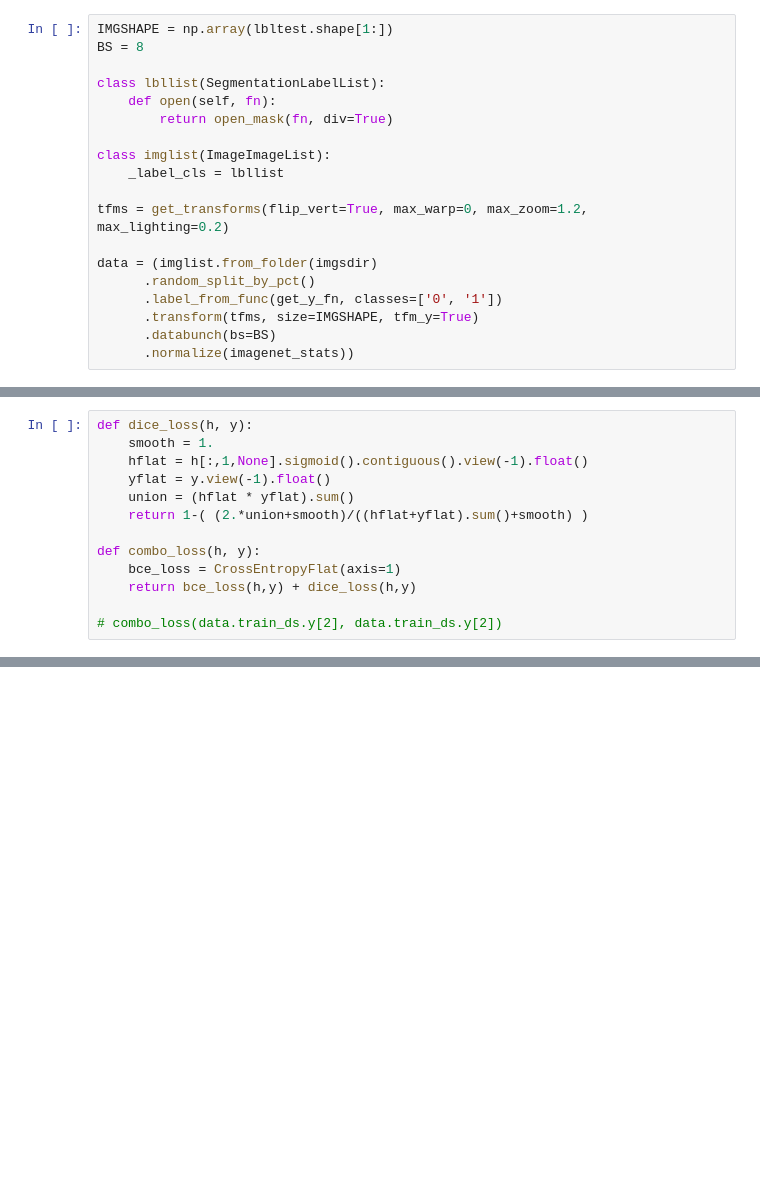
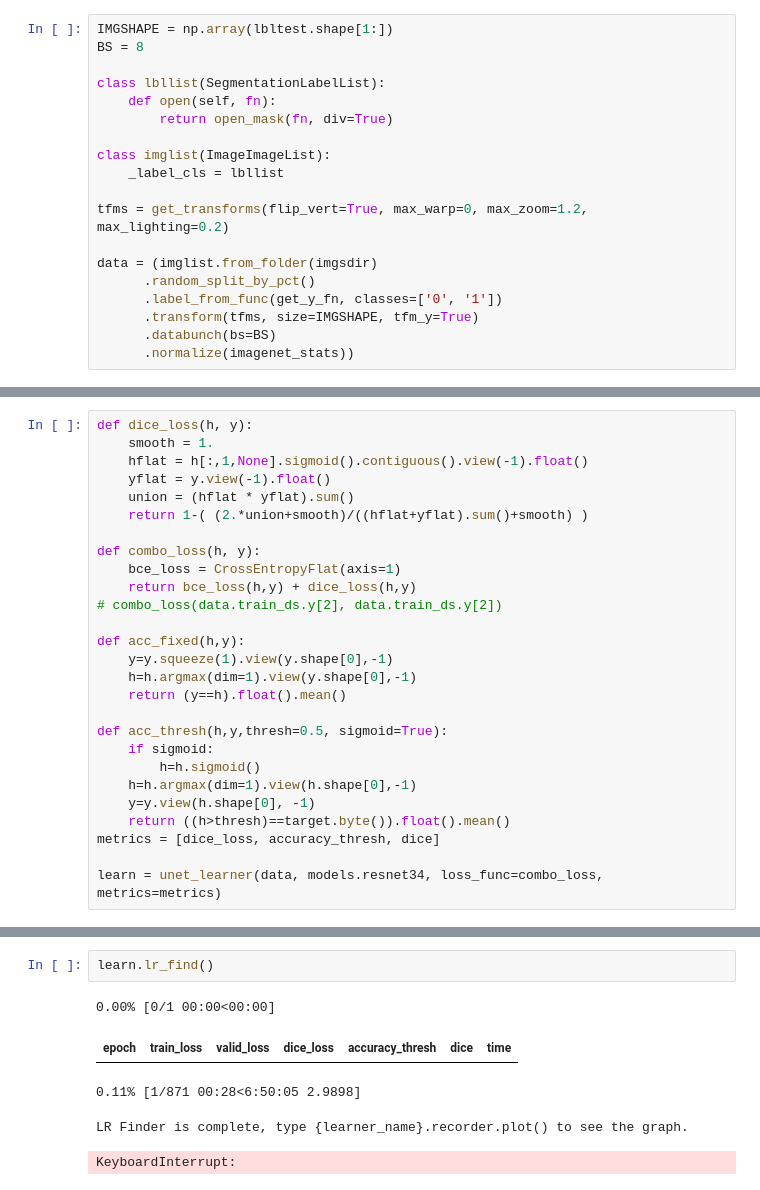
Before and after one commit to hanfu/initenv, a Jupyter notebook: fastai_segbldg.ipynb, the cells around one changed output, grey strips where cells are left out. Cells and saved outputs as stored; diff of their text form; blank space fills up the shorter version.

Commit message:
fastai segbldg lr_find

```diff
--- a/fastai_segbldg.ipynb
+++ b/fastai_segbldg.ipynb
@@ -83,5 +83,19 @@ def dice_loss(h, y):
 def combo_loss(h, y):
     bce_loss = CrossEntropyFlat(axis=1)
     return bce_loss(h,y) + dice_loss(h,y)
+# combo_loss(data.train_ds.y[2], data.train_ds.y[2])
 
-# combo_loss(data.train_ds.y[2], data.train_ds.y[2])
+def acc_fixed(h,y):
+    y=y.squeeze(1).view(y.shape[0],-1)
+    h=h.argmax(dim=1).view(y.shape[0],-1)
+    return (y==h).float().mean()
+
+def acc_thresh(h,y,thresh=0.5, sigmoid=True):
+    if sigmoid:
+        h=h.sigmoid()
+    h=h.argmax(dim=1).view(h.shape[0],-1)
+    y=y.view(h.shape[0], -1)
+    return ((h>thresh)==target.byte()).float().mean()
+metrics = [dice_loss, accuracy_thresh, dice]
+
+learn = unet_learner(data, models.resnet34, loss_func=combo_loss, metrics=metrics)
@@ -96,0 +102,8 @@ SyntaxError: unexpected EOF while parsing (<ipython-input-44-1033f8e5f6cb>, line
+# %%
+learn.lr_find()
+# %% [output]
+0.00% [0/1 00:00<00:00]
+| epoch | train_loss | valid_loss | dice_loss | accuracy_thresh | dice | time |
+0.11% [1/871 00:28<6:50:05 2.9898]
+LR Finder is complete, type {learner_name}.recorder.plot() to see the graph.
+KeyboardInterrupt:
```
Also changed, not shown: parts of 4 cells of this notebook.
